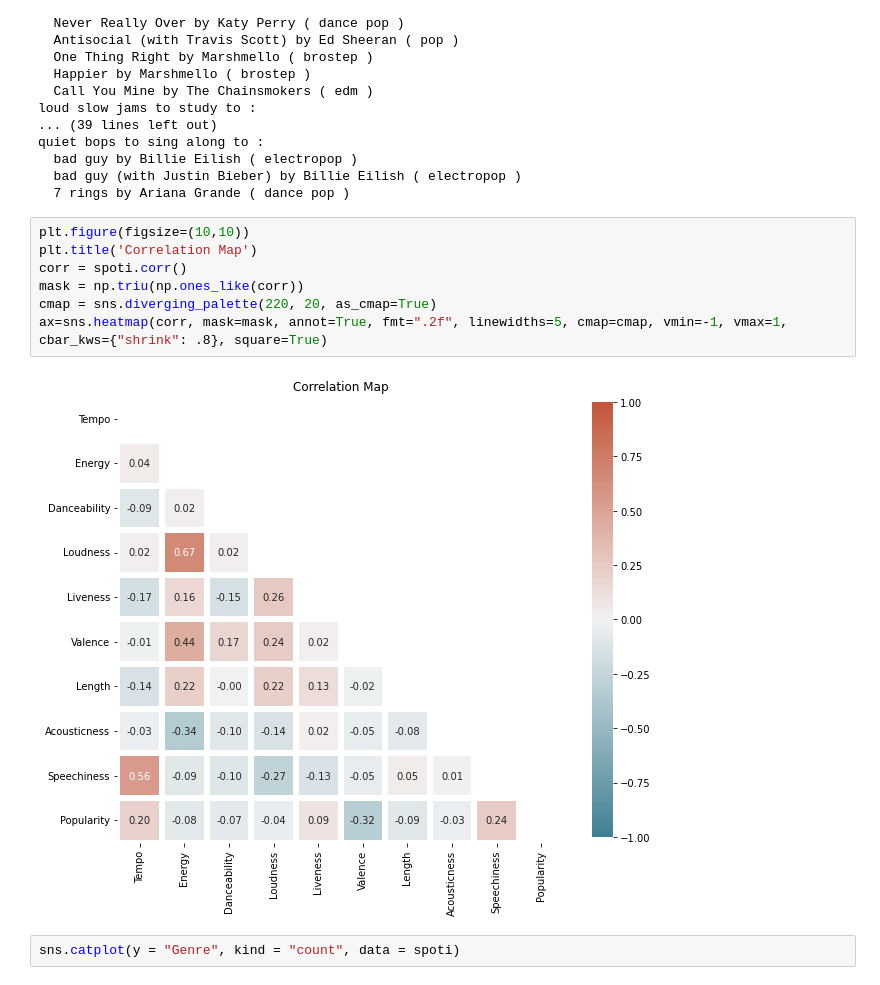
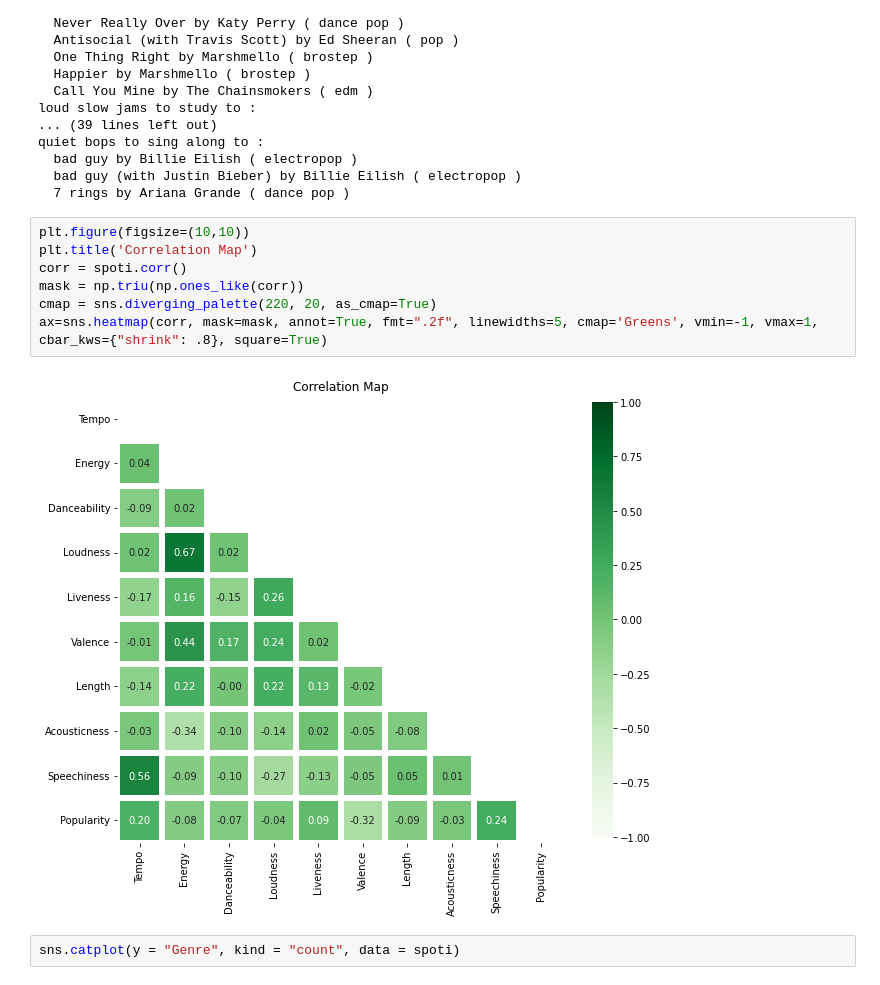
Before and after one commit to zwadhams/DataMiningStuff, a Jupyter notebook: FinalProject.ipynb, the cells around one changed output. Drawn from its saved outputs; the diff is of its cells as text.

```diff
--- a/FinalProject.ipynb
+++ b/FinalProject.ipynb
@@ -217,12 +217,12 @@ quiet bops to sing along to :
 # %%
 plt.figure(figsize=(10,10))
 plt.title('Correlation Map')
 corr = spoti.corr()
 mask = np.triu(np.ones_like(corr))
 cmap = sns.diverging_palette(220, 20, as_cmap=True)
-ax=sns.heatmap(corr, mask=mask, annot=True, fmt=".2f", linewidths=5, cmap=cmap, vmin=-1, vmax=1, cbar_kws={"shrink": .8}, square=True)
+ax=sns.heatmap(corr, mask=mask, annot=True, fmt=".2f", linewidths=5, cmap='Greens', vmin=-1, vmax=1, cbar_kws={"shrink": .8}, square=True)
 # %% [output]
-[figure, old version]
+[figure, new version]
 # %%
 sns.catplot(y = "Genre", kind = "count", data = spoti)
 # %% [output]
```
Also changed, not shown: parts of 23 cells of this notebook.
